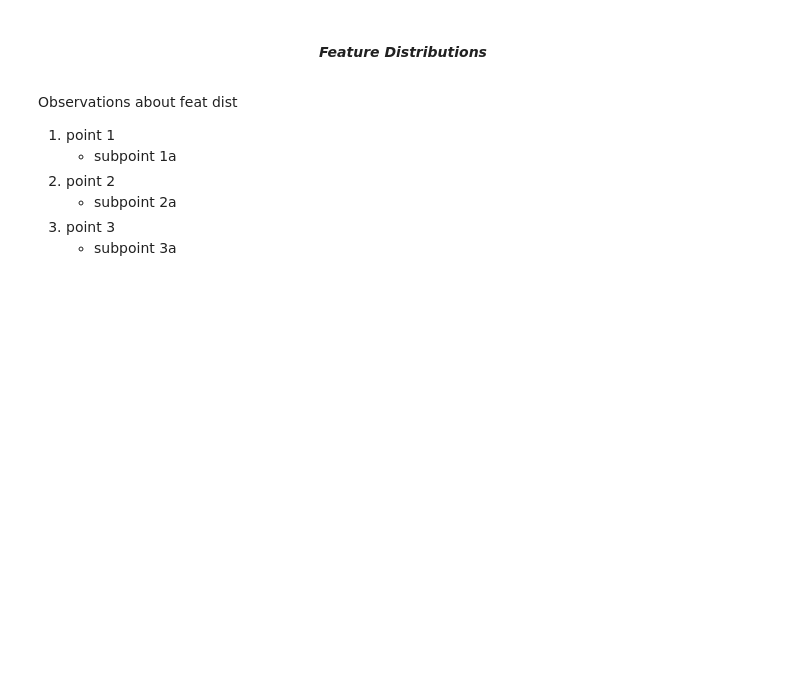
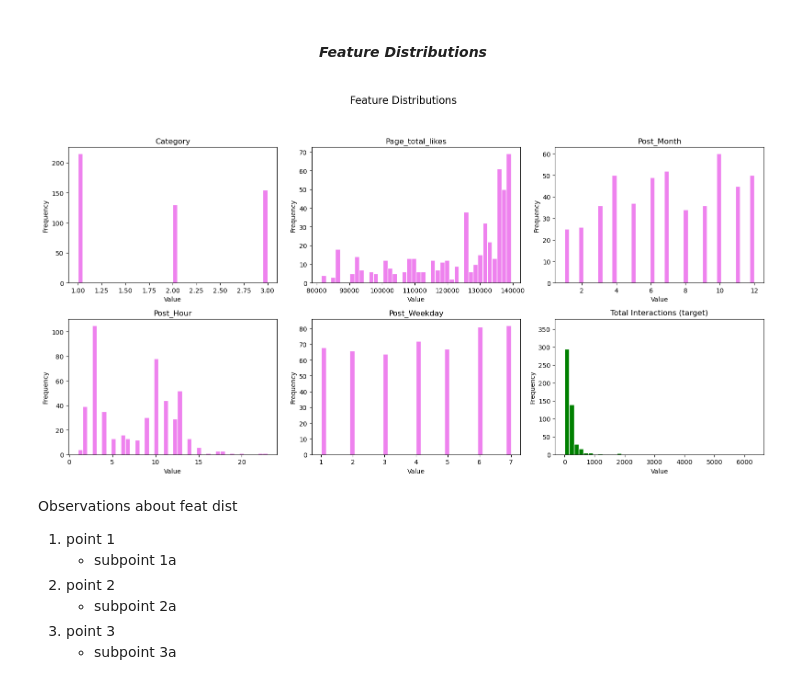
Before and after one commit to winni-datadiva/Fb-Metrics-Modeling, a Jupyter notebook: N0tebooks/Facebook Metrics EDA.ipynb, the cells around one changed output. Saved outputs shown, nothing was run; the diff lists cells and outputs as text; code cells hidden in the pictures; blank space fills up the shorter version.

Commit message:
running & fixing plots

```diff
--- a/N0tebooks/Facebook Metrics EDA.ipynb
+++ b/N0tebooks/Facebook Metrics EDA.ipynb
@@ -117,23 +239,25 @@ df.describe().round(2)
 # %%
 # Feature distributions without 'Type' column, which will get-dummied in the transform stage.
 features = ['Category', 'Page_total_likes', 'Post_Month', 'Post_Hour', 'Post_Weekday', 'Paid']
 
 fig, axes = plt.subplots(2, 3, figsize=(16, 8))
 axes = axes.flatten()
 
 for i, col in enumerate(features):
-    axis[i].hist(df[col].dropna(), bings=40, color='violet', edgecolor='white')
-    axis[i].set_title(col)
-    axis[i].set_xlabel('Value')
-    axis[i].set_ylabel('Frequency')
+    axes[i].hist(df[col].dropna(), bins=40, color='violet', edgecolor='white')
+    axes[i].set_title(col)
+    axes[i].set_xlabel('Value')
+    axes[i].set_ylabel('Frequency')
 
-axes[-1].hist(df['Total_Interactions'], bins=40, color='green', edgecolor='white'
-              axes[-1].set_title('Total Interactions (target)')
-              axes[-1].set_xlabel('Value')
+axes[-1].hist(df['Total_Interactions'], bins=40, color='green', edgecolor='white')
+axes[-1].set_title('Total Interactions (target)')
+axes[-1].set_xlabel('Value')
 
 plt.suptitle('Feature Distributions', fontsize=16, y=1.05)
 plt.tight_layout()
 plt.show()
+# %% [output]
+[figure, added]
 # %% [markdown]
 Observations about feat dist
 <br>
```
Also changed, not shown: parts of 53 cells of this notebook.
